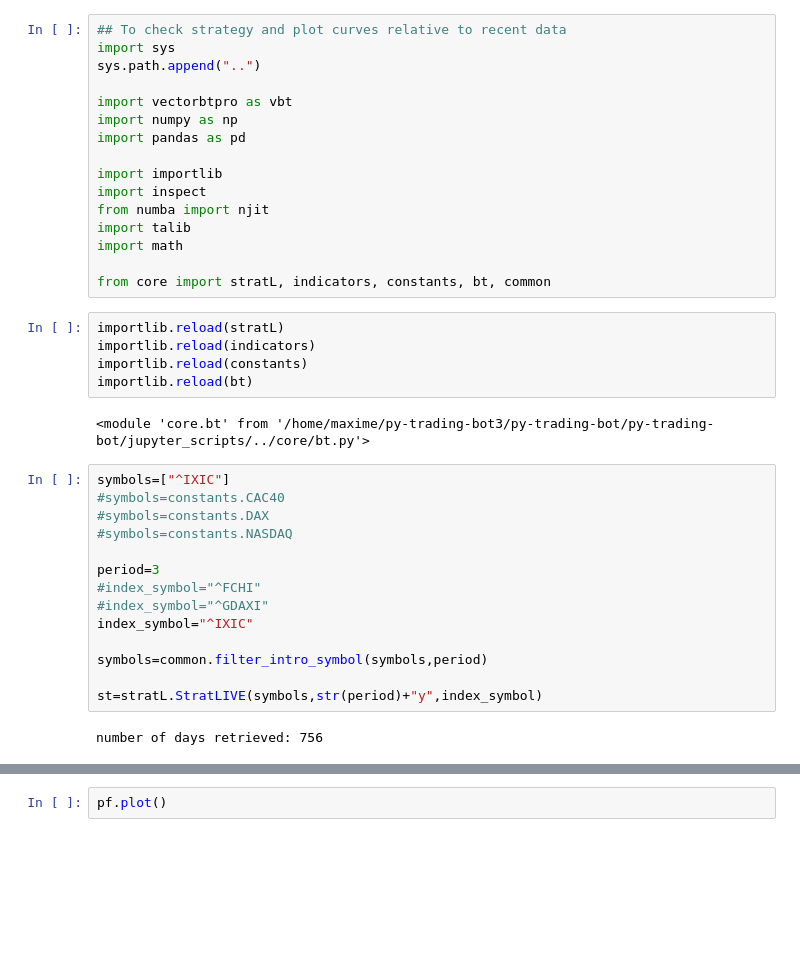
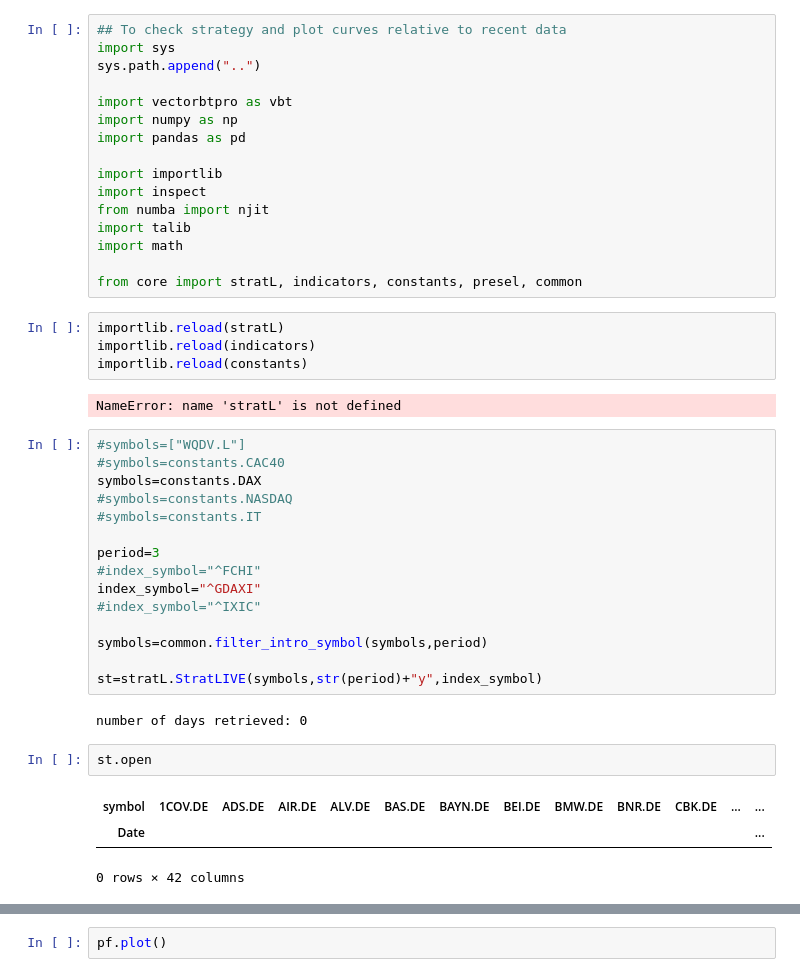
Before and after one commit to psemdel/py-trading-bot, a Jupyter notebook: py-trading-bot/jupyter_scripts/live.ipynb, the cells around one changed output, grey strips where cells are left out. Drawn from its saved outputs; the diff is of its cells as text; blank space fills up the shorter version.

```diff
--- a/py-trading-bot/jupyter_scripts/live.ipynb
+++ b/py-trading-bot/jupyter_scripts/live.ipynb
@@ -13,30 +13,36 @@ from numba import njit
 import talib
 import math
 
-from core import stratL, indicators, constants, bt, common
+from core import stratL, indicators, constants, presel, common
 # %%
 importlib.reload(stratL)
 importlib.reload(indicators)
 importlib.reload(constants)
-importlib.reload(bt)
 # %% [output]
-<module 'core.bt' from '/home/maxime/py-trading-bot3/py-trading-bot/py-trading-bot/jupyter_scripts/../core/bt.py'>
+NameError: name 'stratL' is not defined
 # %%
-symbols=["^IXIC"]
+#symbols=["WQDV.L"]
 #symbols=constants.CAC40
-#symbols=constants.DAX
+symbols=constants.DAX
 #symbols=constants.NASDAQ
+#symbols=constants.IT
 
 period=3
 #index_symbol="^FCHI"
-#index_symbol="^GDAXI"
-index_symbol="^IXIC"
+index_symbol="^GDAXI"
+#index_symbol="^IXIC"
 
 symbols=common.filter_intro_symbol(symbols,period)
 
 st=stratL.StratLIVE(symbols,str(period)+"y",index_symbol)
 # %% [output]
-number of days retrieved: 756
+number of days retrieved: 0
+# %%
+st.open
+# %% [output]
+| symbol | 1COV.DE | ADS.DE | AIR.DE | ALV.DE | BAS.DE | BAYN.DE | BEI.DE | BMW.DE | BNR.DE | CBK.DE | ... | ... |
+| Date |  |  |  |  |  |  |  |  |  |  |  | ... |
+0 rows × 42 columns
 # %%
 ###No trend ###
 #st.strat_kama_stoch(macro_trend_uncertain="both")
```
Also changed, not shown: parts of 9 cells of this notebook, 31 other files.
